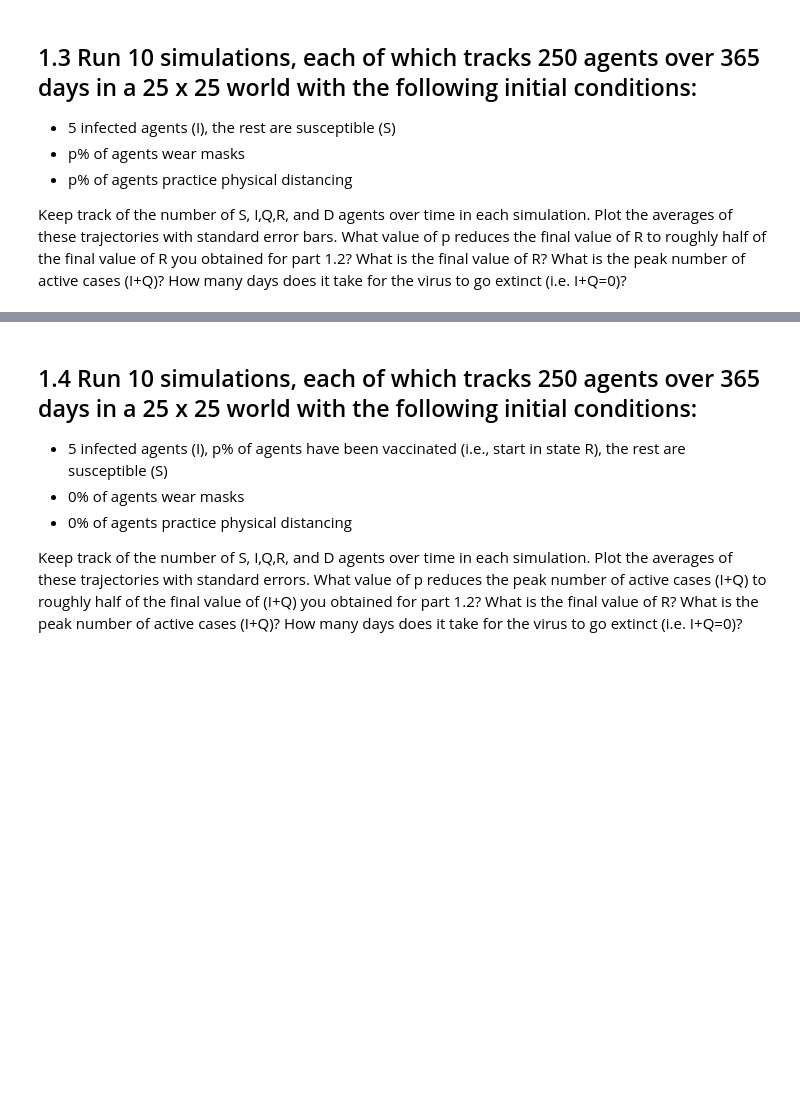
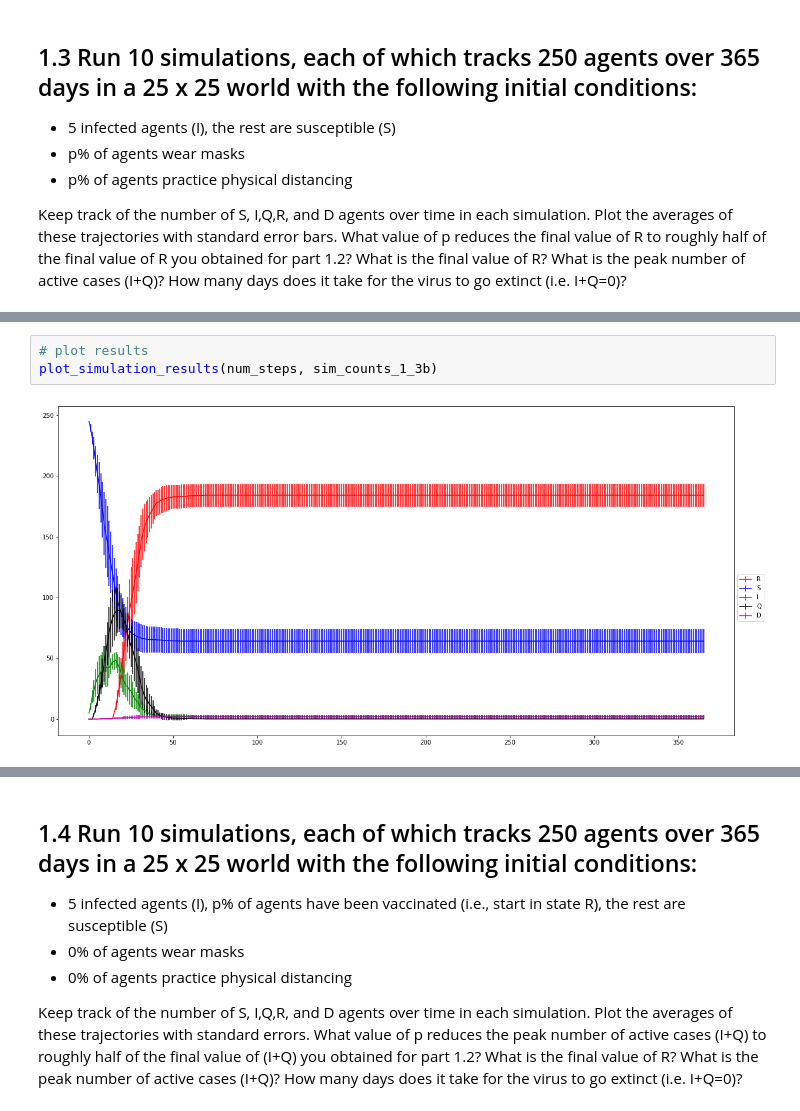
Before and after one commit to ryanquinnnelson/CMU-02718-Agent-based-SIR-Model-for-COVID-19, a Jupyter notebook: 02_518_02_718_Homework_4_ryann.ipynb, the cells around one changed output, grey strips where cells are left out. Saved outputs shown, nothing was run; the diff lists cells and outputs as text; blank space fills up the shorter version.

```diff
--- a/02_518_02_718_Homework_4_ryann.ipynb
+++ b/02_518_02_718_Homework_4_ryann.ipynb
@@ -2370,0 +2776,5 @@ How many days does it take for the virus to go extinct (i.e. I+Q=0)?
+# %%
+# plot results
+plot_simulation_results(num_steps, sim_counts_1_3b)
+# %% [output]
+[figure, added]
```
Also changed, not shown: parts of 94 cells of this notebook.
